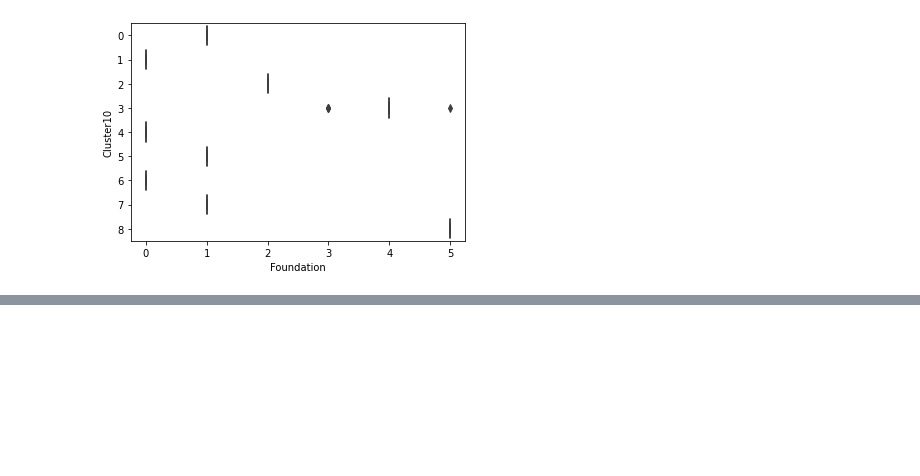
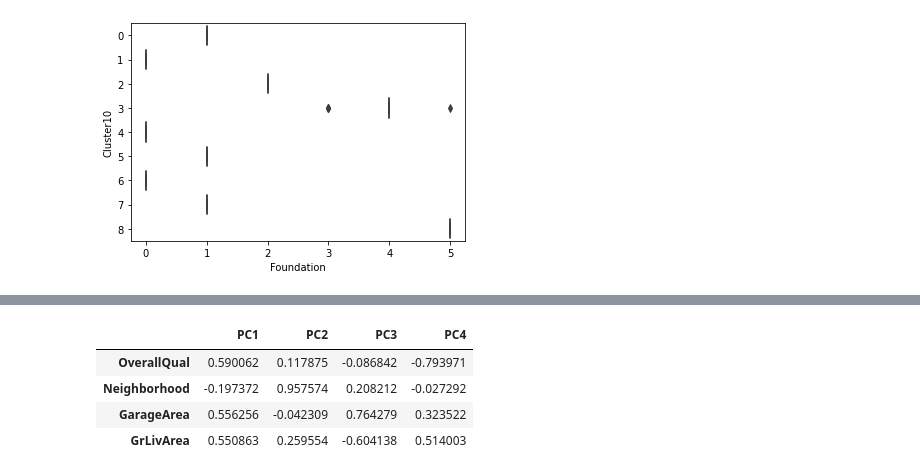
Before and after one commit to naseemap47/predictHousePrices-MachineLearning-python, a Jupyter notebook: jupyter_notebook.ipynb, the cells around one changed output, grey strips where cells are left out. Cells and saved outputs as stored; diff of their text form; code cells hidden in the pictures; blank space fills up the shorter version.

```diff
--- a/jupyter_notebook.ipynb
+++ b/jupyter_notebook.ipynb
@@ -1890,0 +1928,12 @@ sns.boxplot(x='Foundation', y='Cluster10',
+# %%
+loadings = pd.DataFrame(pca.components_.T,       # transpose the matrix of loadings
+                       columns=component_names,  # columns are pca
+                       index=x.columns           # rows - original features
+                       )
+loadings
+# %% [output]
+|  | PC1 | PC2 | PC3 | PC4 |
+| OverallQual | 0.590062 | 0.117875 | -0.086842 | -0.793971 |
+| Neighborhood | -0.197372 | 0.957574 | 0.208212 | -0.027292 |
+| GarageArea | 0.556256 | -0.042309 | 0.764279 | 0.323522 |
+| GrLivArea | 0.550863 | 0.259554 | -0.604138 | 0.514003 |
```
Also changed, not shown: parts of 11 cells of this notebook.
